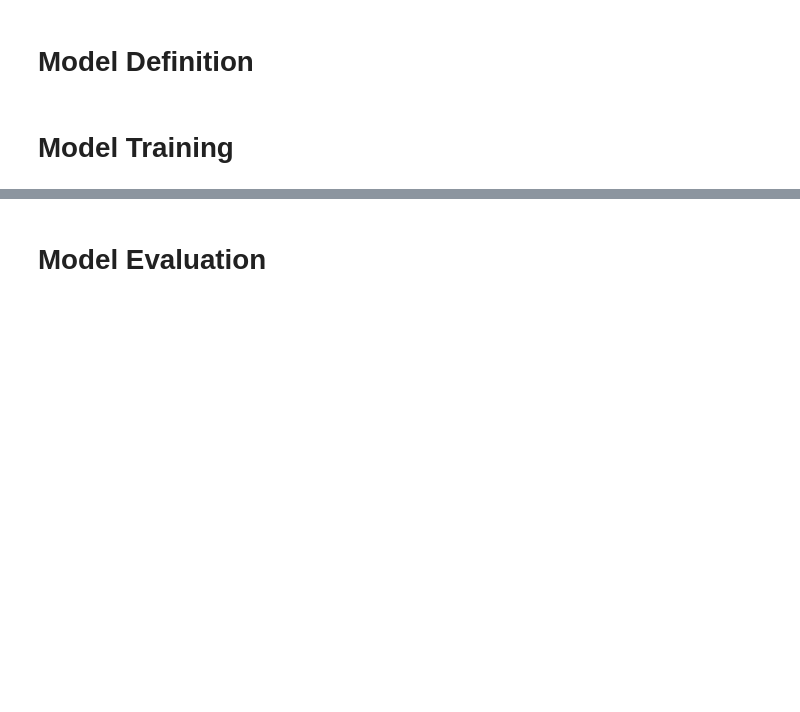
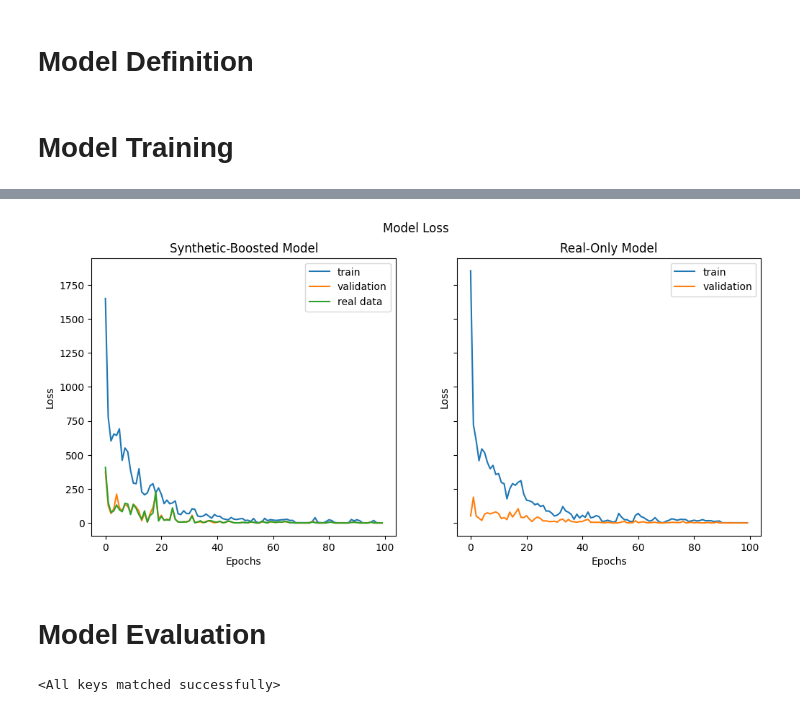
Before and after one commit to AndrewGBalaschak/CPTS-475-Final-Project, a Jupyter notebook: classifier.ipynb, the cells around one changed output, grey strips where cells are left out. Cells and saved outputs as stored; diff of their text form; code cells hidden in the pictures; blank space fills up the shorter version.

```diff
--- a/classifier.ipynb
+++ b/classifier.ipynb
@@ -299,2 +312,25 @@ plt.show()
+# %%
+# Plot both loss curves
+fig, (ax1, ax2) = plt.subplots(1, 2, figsize=(12,5), sharey=True)
+fig.suptitle('Model Loss')
+
+ax1.plot(synth_train_loss_list, label="train")
+ax1.plot(synth_val_loss_list, label="validation")
+ax1.plot(synth_real_loss_list, label="real data")
+ax1.set_title("Synthetic-Boosted Model")
+ax1.set_xlabel("Epochs")
+ax1.set_ylabel("Loss")
+ax1.legend()
+
+ax2.plot(real_train_loss_list, label="train")
+ax2.plot(real_val_loss_list, label="validation")
+ax2.set_title("Real-Only Model")
+ax2.set_xlabel("Epochs")
+ax2.set_ylabel("Loss")
+ax2.legend()
+
+plt.show()
+# %% [output]
+[figure, added]
 # %%
 # Save the models
@@ -303,2 +339,10 @@ torch.save(real_model.state_dict, 'models/real_attack_classifier')
 # %% [markdown]
 # Model Evaluation
+# %%
+synth_model = Classifier(input_dim, hidden_dim, num_classes).to(device)
+synth_model.load_state_dict(torch.load('models/synth_attack_classifier'))
+
+real_model = Classifier(input_dim, hidden_dim, num_classes).to(device)
+real_model.load_state_dict(torch.load('models/real_attack_classifier'))
+# %% [output]
+<All keys matched successfully>
```
Also changed, not shown: parts of 12 cells of this notebook.
